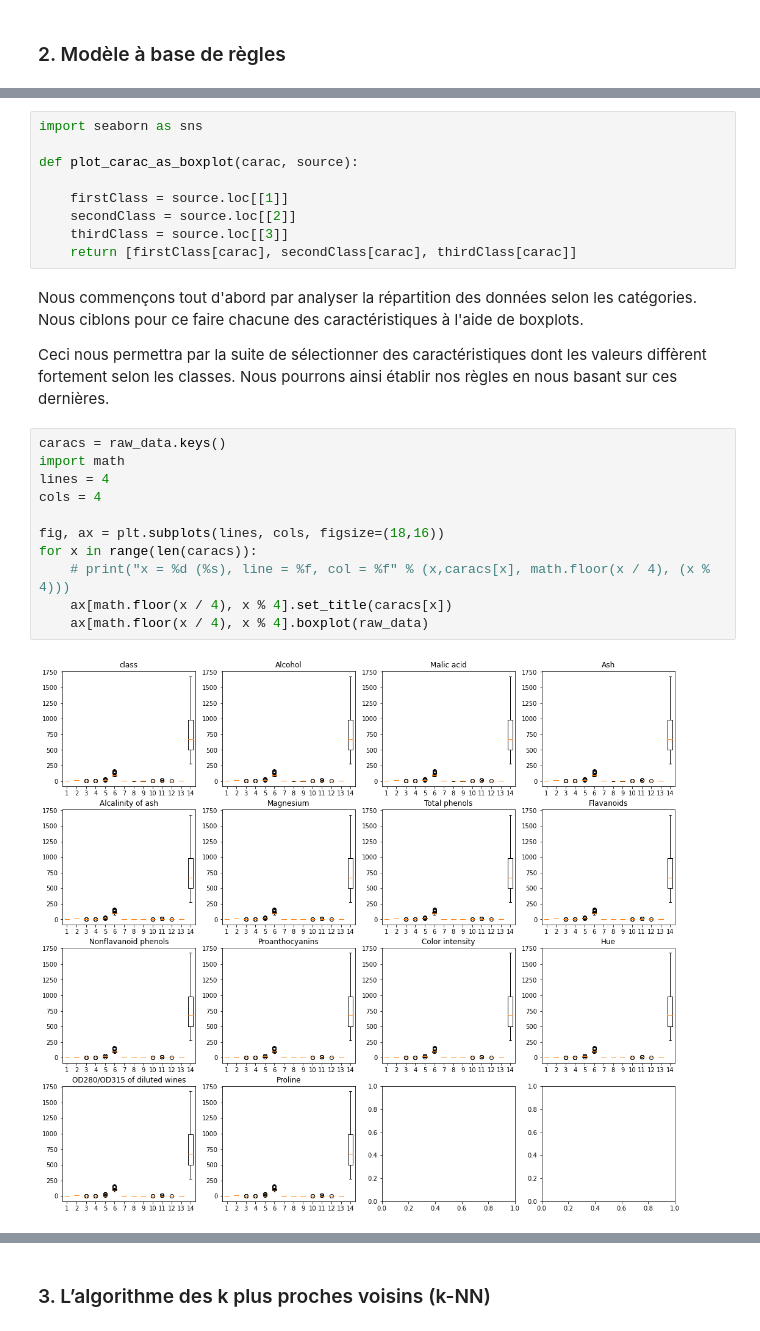
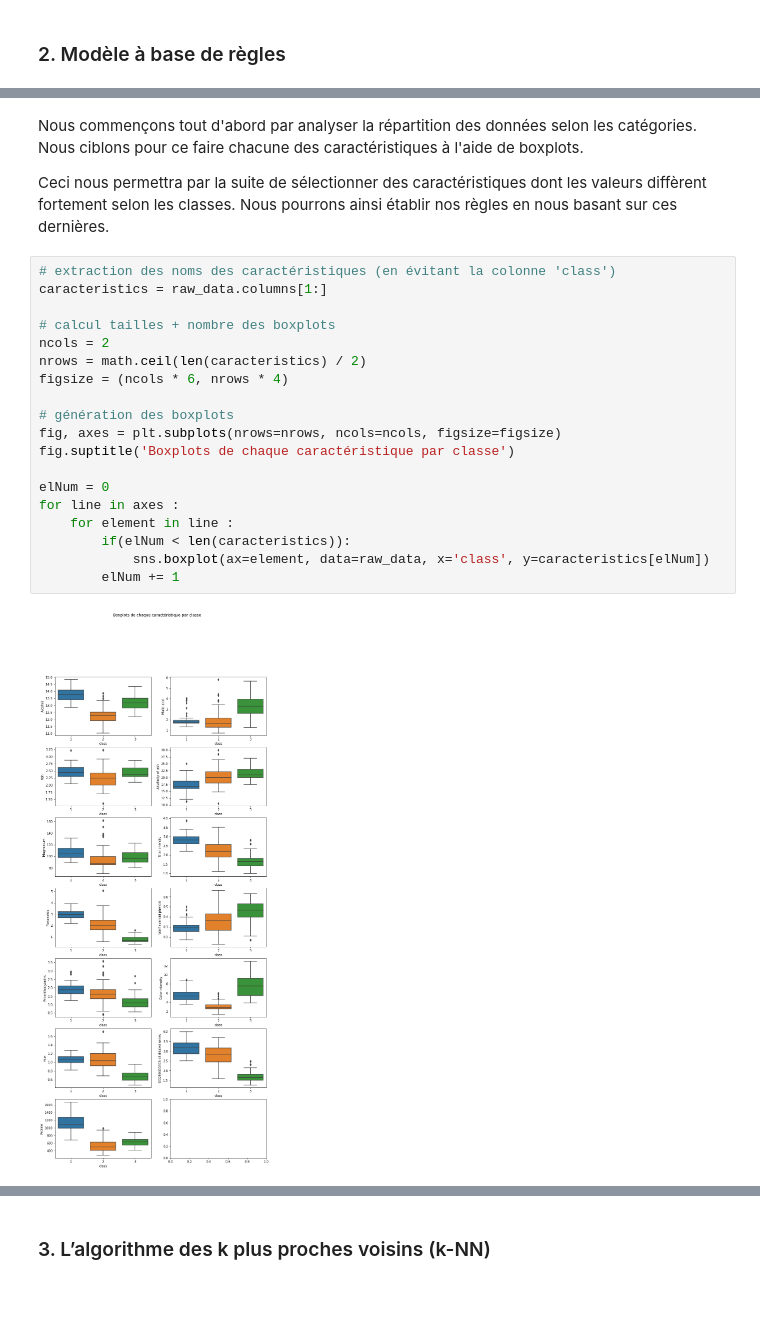
Before and after one commit to KevinFerati/LaboISD, a Jupyter notebook: 4 - Apprentissage supervisé/Ferati_Ganty_ISD_TP4.ipynb, the cells around one changed output, grey strips where cells are left out. Saved outputs shown, nothing was run; the diff lists cells and outputs as text; blank space fills up the shorter version.

```diff
--- a/4 - Apprentissage supervisé/Ferati_Ganty_ISD_TP4.ipynb
+++ b/4 - Apprentissage supervisé/Ferati_Ganty_ISD_TP4.ipynb
@@ -36,31 +40,30 @@ trois) et évaluez le nombre d’observations qui sont correctement classées
-# %%
-import seaborn as sns
-
-def plot_carac_as_boxplot(carac, source):
-
-    firstClass = source.loc[[1]]
-    secondClass = source.loc[[2]]
-    thirdClass = source.loc[[3]]
-    return [firstClass[carac], secondClass[carac], thirdClass[carac]]
 # %% [markdown]
 Nous commençons tout d'abord par analyser la répartition des données selon les catégories. Nous ciblons pour ce faire chacune
 des caractéristiques à l'aide de boxplots.
 
 Ceci nous permettra par la suite de sélectionner des caractéristiques dont les valeurs diffèrent fortement selon les classes.
 Nous pourrons ainsi établir nos règles en nous basant sur ces dernières.
-# %%
-caracs = raw_data.keys()
-import math
-lines = 4
-cols = 4
-
-fig, ax = plt.subplots(lines, cols, figsize=(18,16))
-for x in range(len(caracs)):
-    # print("x = %d (%s), line = %f, col = %f" % (x,caracs[x], math.floor(x / 4), (x % 4)))
-    ax[math.floor(x / 4), x % 4].set_title(caracs[x])
-    ax[math.floor(x / 4), x % 4].boxplot(raw_data)
-# %% [output]
-[figure, removed]
+# %%
+# extraction des noms des caractéristiques (en évitant la colonne 'class')
+caracteristics = raw_data.columns[1:]
+
+# calcul tailles + nombre des boxplots
+ncols = 2
+nrows = math.ceil(len(caracteristics) / 2)
+figsize = (ncols * 6, nrows * 4)
+
+# génération des boxplots
+fig, axes = plt.subplots(nrows=nrows, ncols=ncols, figsize=figsize)
+fig.suptitle('Boxplots de chaque caractéristique par classe')
+
+elNum = 0
+for line in axes :
+    for element in line :
+        if(elNum < len(caracteristics)):
+            sns.boxplot(ax=element, data=raw_data, x='class', y=caracteristics[elNum])
+        elNum += 1
+# %% [output]
+[figure, added]
 # %% [markdown]
 sur la base des boxplots ci-dessus nous pouvons tirer les conclusions suivantes :
 
```
Also changed, not shown: parts of 23 cells of this notebook.
